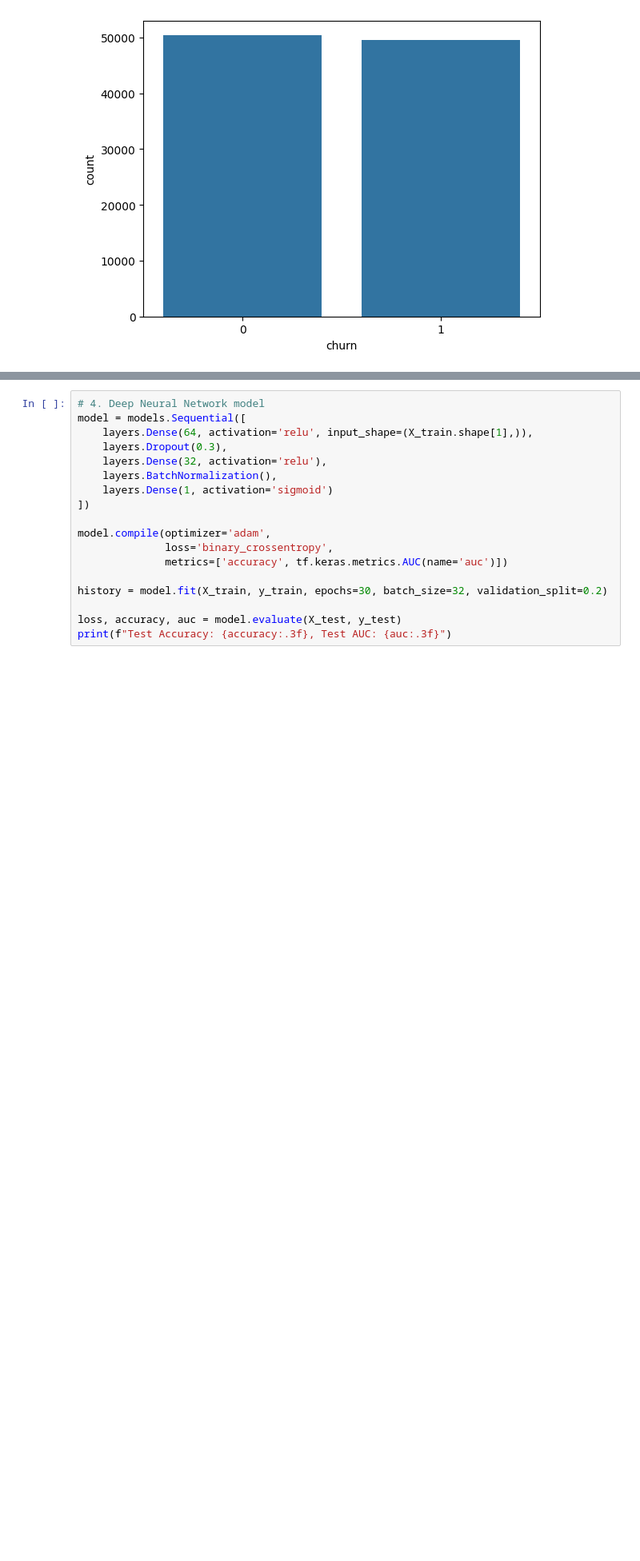
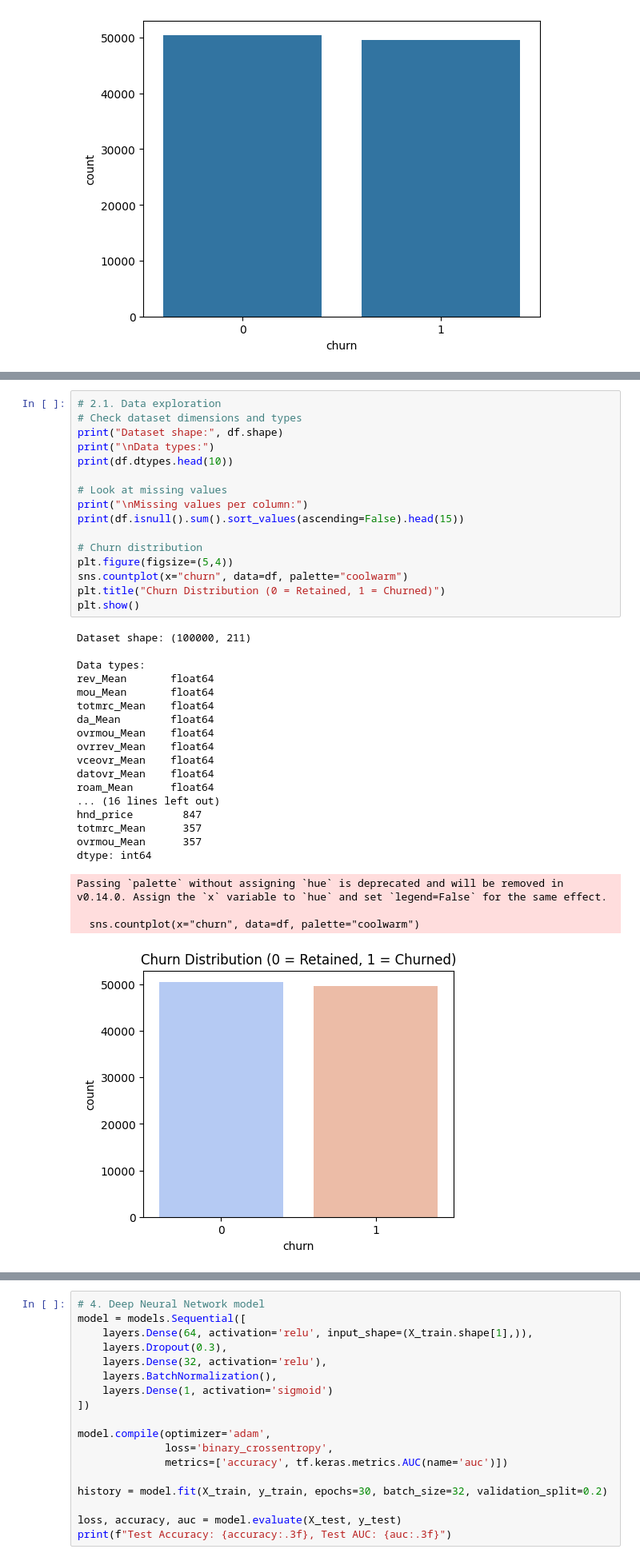
Before and after one commit to anhdang00/ChurnPrediction, a Jupyter notebook: Churn_prediction.ipynb, the cells around one changed output, grey strips where cells are left out. Shown at 80% size. Cells and saved outputs as stored; diff of their text form; blank space fills up the shorter version.

```diff
--- a/Churn_prediction.ipynb
+++ b/Churn_prediction.ipynb
@@ -69,3 +76,41 @@ X_test = scaler.transform(X_test)
+# %%
+# 2.1. Data exploration
+# Check dataset dimensions and types
+print("Dataset shape:", df.shape)
+print("\nData types:")
+print(df.dtypes.head(10))
+
+# Look at missing values
+print("\nMissing values per column:")
+print(df.isnull().sum().sort_values(ascending=False).head(15))
+
+# Churn distribution
+plt.figure(figsize=(5,4))
+sns.countplot(x="churn", data=df, palette="coolwarm")
+plt.title("Churn Distribution (0 = Retained, 1 = Churned)")
+plt.show()
+# %% [output]
+Dataset shape: (100000, 211)
+
+Data types:
+rev_Mean       float64
+mou_Mean       float64
+totmrc_Mean    float64
+da_Mean        float64
+ovrmou_Mean    float64
+ovrrev_Mean    float64
+vceovr_Mean    float64
+datovr_Mean    float64
+roam_Mean      float64
+... (16 lines left out)
+hnd_price        847
+totmrc_Mean      357
+ovrmou_Mean      357
+dtype: int64
+Passing `palette` without assigning `hue` is deprecated and will be removed in v0.14.0. Assign the `x` variable to `hue` and set `legend=False` for the same effect.
+
+  sns.countplot(x="churn", data=df, palette="coolwarm")
+[figure, added]
 # %%
 # 3. Baseline models
 # Logistic Regression
```
Also changed, not shown: parts of 2 cells of this notebook.
